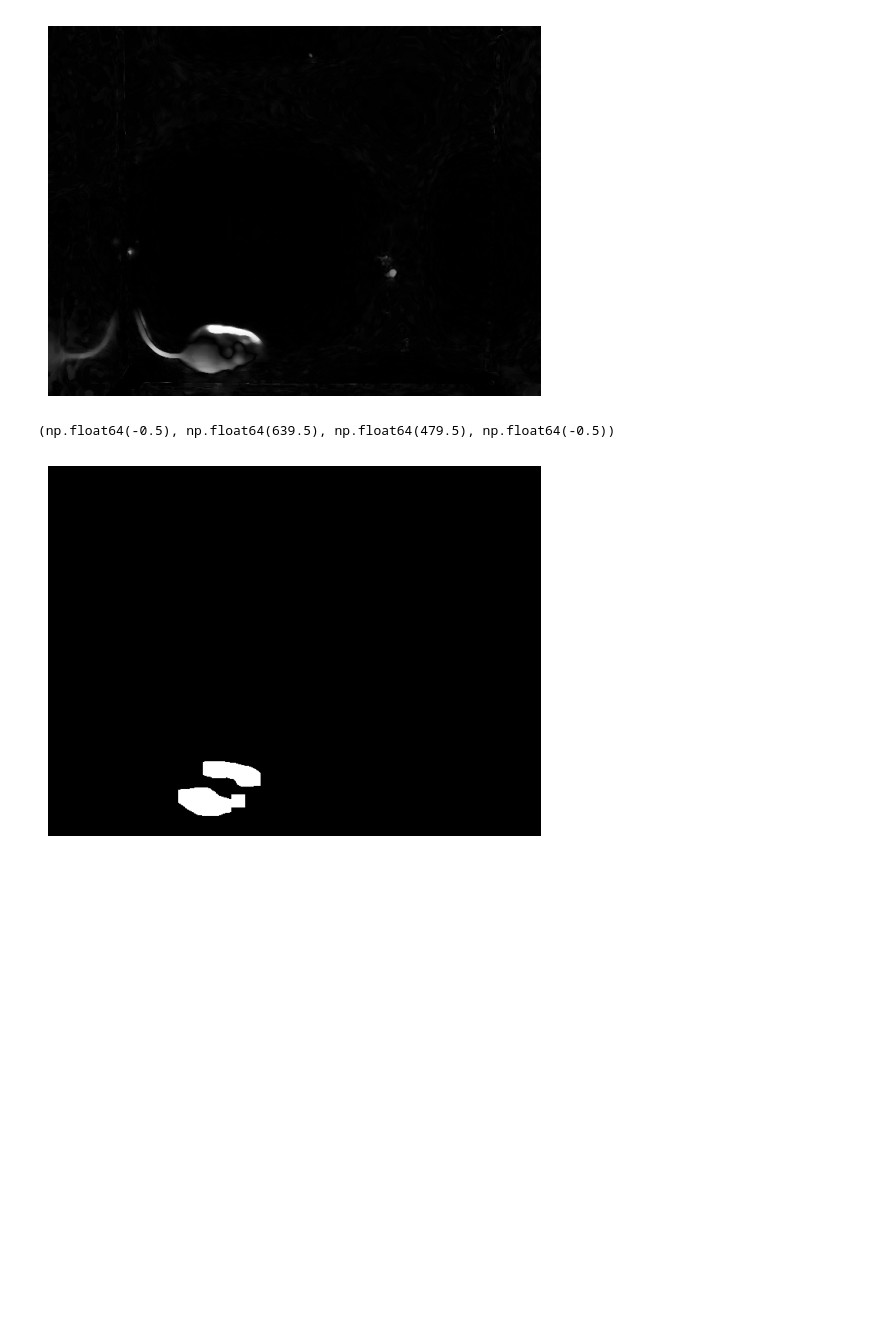
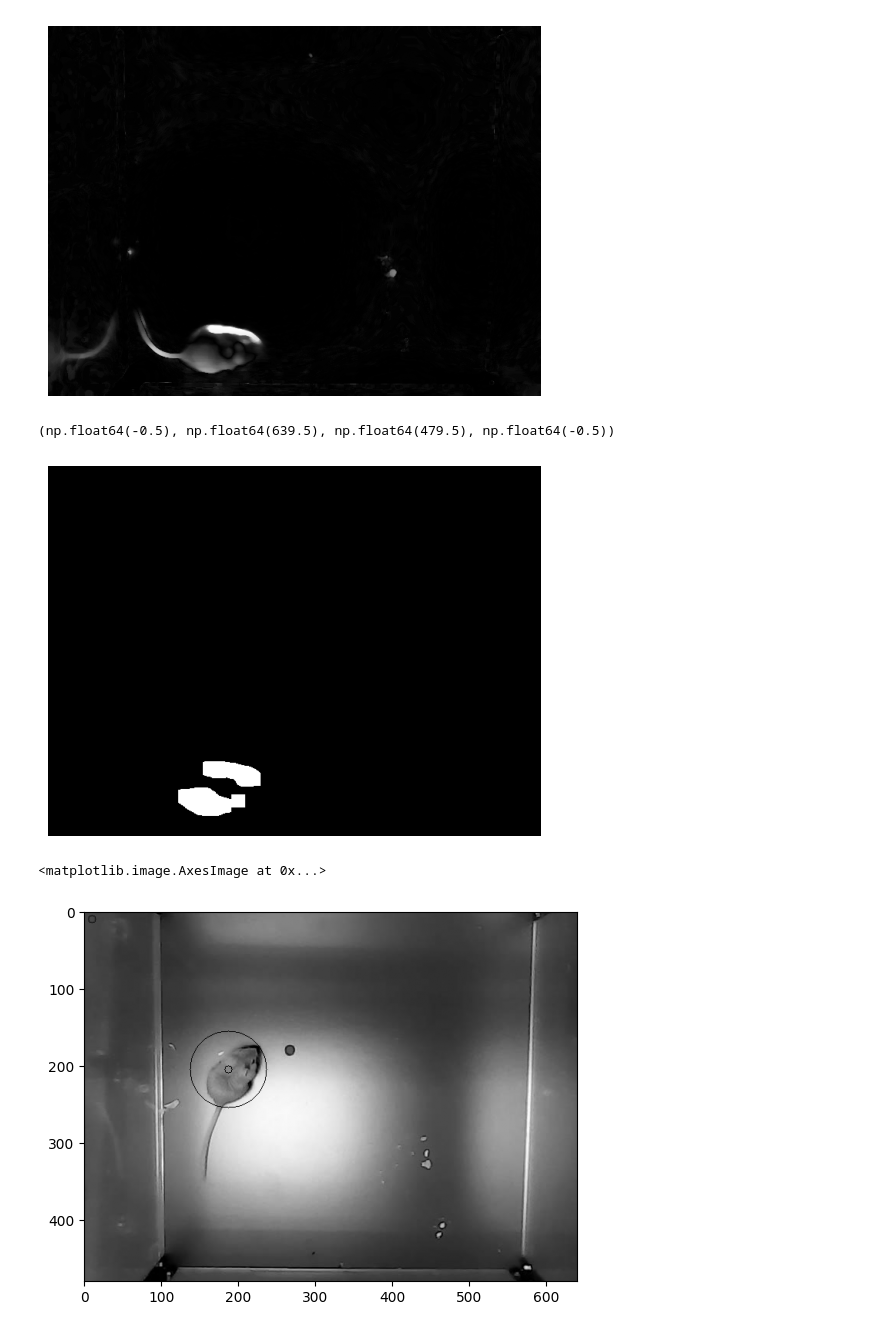
Before and after one commit to flymnss/cv, a Jupyter notebook: lab3/lab3.ipynb, the cells around one changed output. Cells and saved outputs as stored; diff of their text form; code cells hidden in the pictures; blank space fills up the shorter version.

```diff
--- a/lab3/lab3.ipynb
+++ b/lab3/lab3.ipynb
@@ -151,3 +145,11 @@ D2=[None]*len(data)
 for k in range(len(data)):
   D1[k] = data[k][0]
   D2[k] = data[k][1]
+# %%
+def video(x,y, frames):
+    data_end = []
+    for k in range(len(frames)):
+        img = cv2.circle(frames[k], center=(round(x[k]), round(y[k])), radius=50, color=(0, 255, 0), thickness=None, lineType=None, shift=None)
+        data_end.append(img)
+    return data_end
+data_v = video(D1, D2, frames)
@@ -154 +166,6 @@ for k in range(len(data)):
+# %%
+plt.imshow(data_v[1006], cmap='gray')
+# %% [output]
+<matplotlib.image.AxesImage at 0x...>
+[figure, added]
 # %%
```
Also changed, not shown: parts of 6 cells of this notebook, 1 other file.
